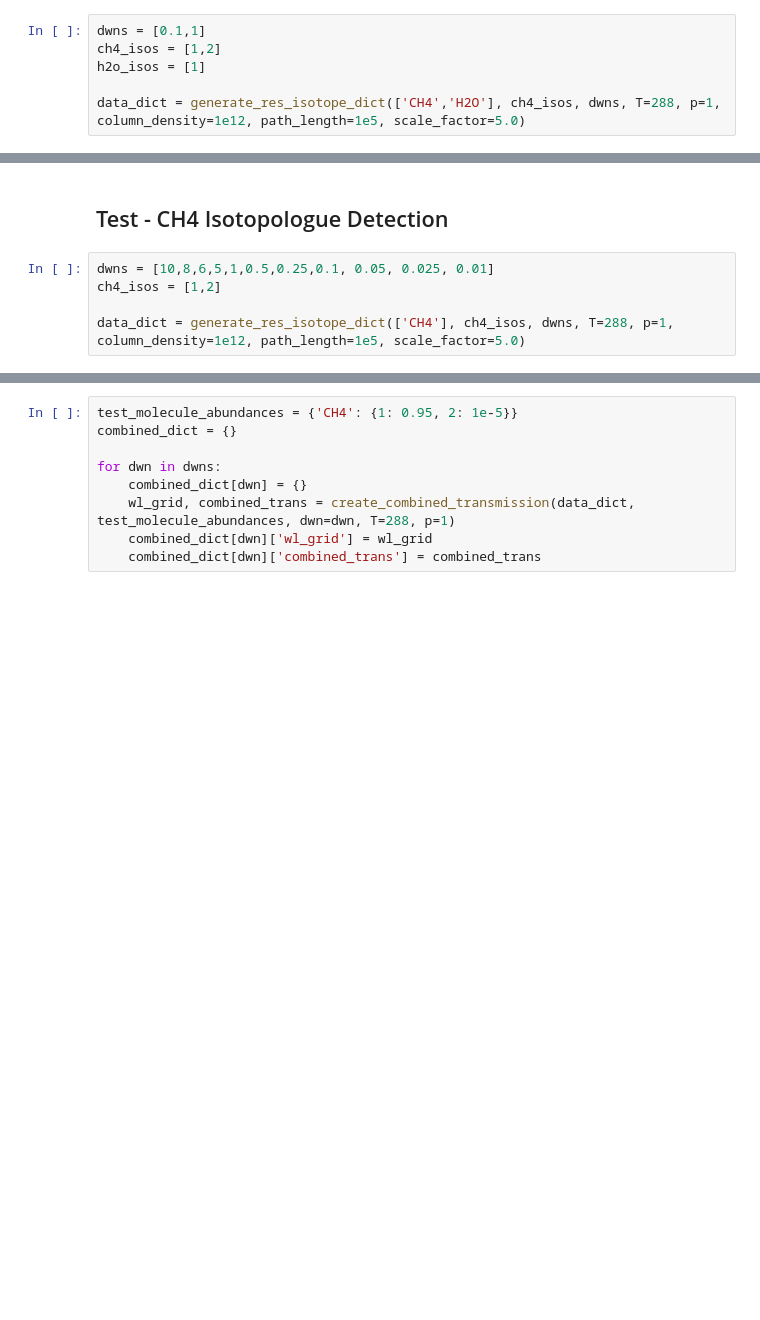
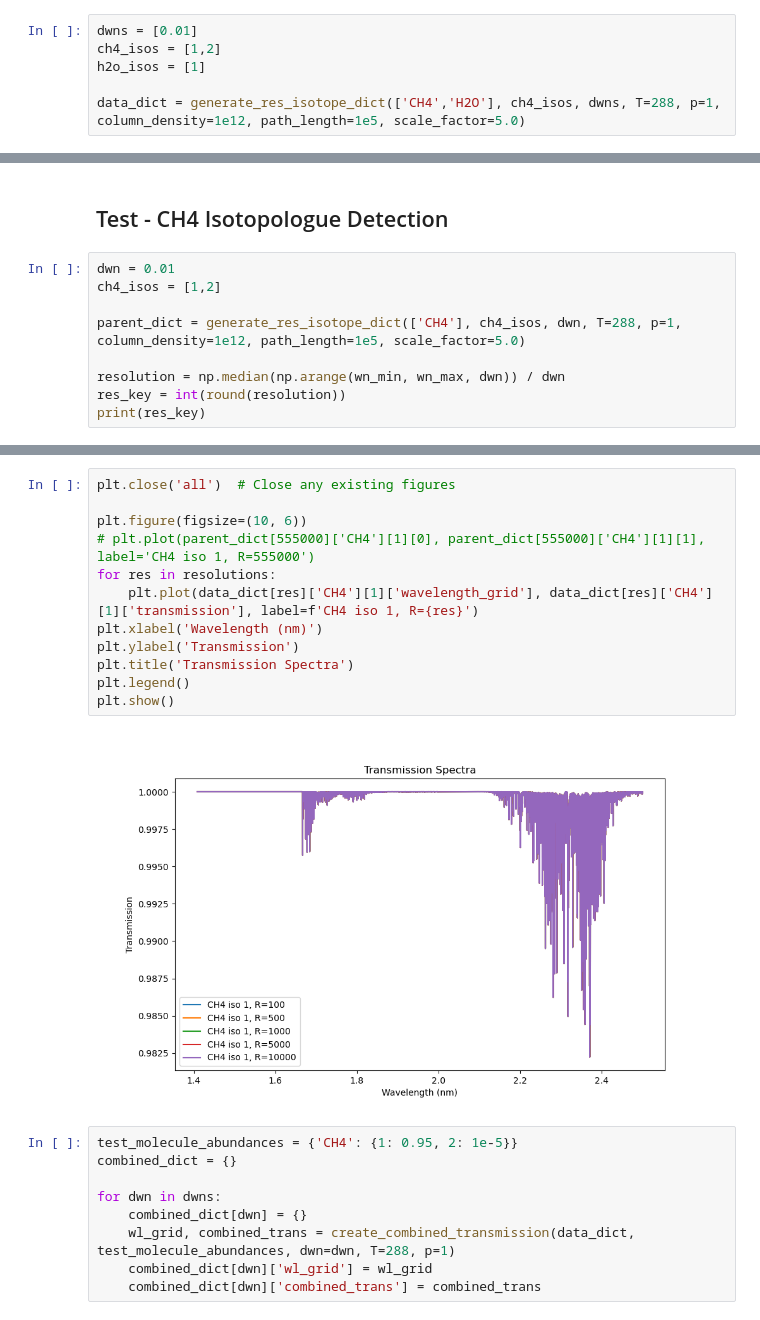
Before and after one commit to zanecollins/sgl_science_case, a Jupyter notebook: sgl_science_case/notebooks/summer_26_isotope_tests_cc.ipynb, the cells around one changed output, grey strips where cells are left out. Saved outputs shown, nothing was run; the diff lists cells and outputs as text; blank space fills up the shorter version.

Commit message:
Unfinished feat: convoluting to resolution
Convolution function not currently working - alternative solution could be to use Ana's spectres function - commited to main branch.

```diff
--- a/sgl_science_case/notebooks/summer_26_isotope_tests_cc.ipynb
+++ b/sgl_science_case/notebooks/summer_26_isotope_tests_cc.ipynb
@@ -222,7 +258,7 @@ def inject_gaussian_noise(data, SNR, seed = 8):
 # %% [markdown]
 # Test
 # %%
-dwns = [0.1,1]
+dwns = [0.01]
 ch4_isos = [1,2]
 h2o_isos = [1]
 
@@ -284,8 +320,12 @@ for snr in snr_values:
 # %% [markdown]
 ## Test - CH4 Isotopologue Detection
 # %%
-dwns = [10,8,6,5,1,0.5,0.25,0.1, 0.05, 0.025, 0.01]
+dwn = 0.01
 ch4_isos = [1,2]
 
-data_dict = generate_res_isotope_dict(['CH4'], ch4_isos, dwns, T=288, p=1, column_density=1e12, path_length=1e5, scale_factor=5.0)
+parent_dict = generate_res_isotope_dict(['CH4'], ch4_isos, dwn, T=288, p=1, column_density=1e12, path_length=1e5, scale_factor=5.0)
+
+resolution = np.median(np.arange(wn_min, wn_max, dwn)) / dwn
+res_key = int(round(resolution))
+print(res_key)
 # %% [output]
@@ -336,3 +393,17 @@ data_dict = generate_res_isotope_dict(['CH4'], ch4_isos, dwns, T=288, p=1, colum
+# %%
+plt.close('all')  # Close any existing figures
+
+plt.figure(figsize=(10, 6))
+# plt.plot(parent_dict[555000]['CH4'][1][0], parent_dict[555000]['CH4'][1][1], label='CH4 iso 1, R=555000')
+for res in resolutions:
+    plt.plot(data_dict[res]['CH4'][1]['wavelength_grid'], data_dict[res]['CH4'][1]['transmission'], label=f'CH4 iso 1, R={res}')
+plt.xlabel('Wavelength (nm)')
+plt.ylabel('Transmission')
+plt.title('Transmission Spectra')
+plt.legend()
+plt.show()
+# %% [output]
+[figure, added]
 # %%
 test_molecule_abundances = {'CH4': {1: 0.95, 2: 1e-5}}
 combined_dict = {}
```
Also changed, not shown: parts of 8 cells of this notebook, 2 other files.
